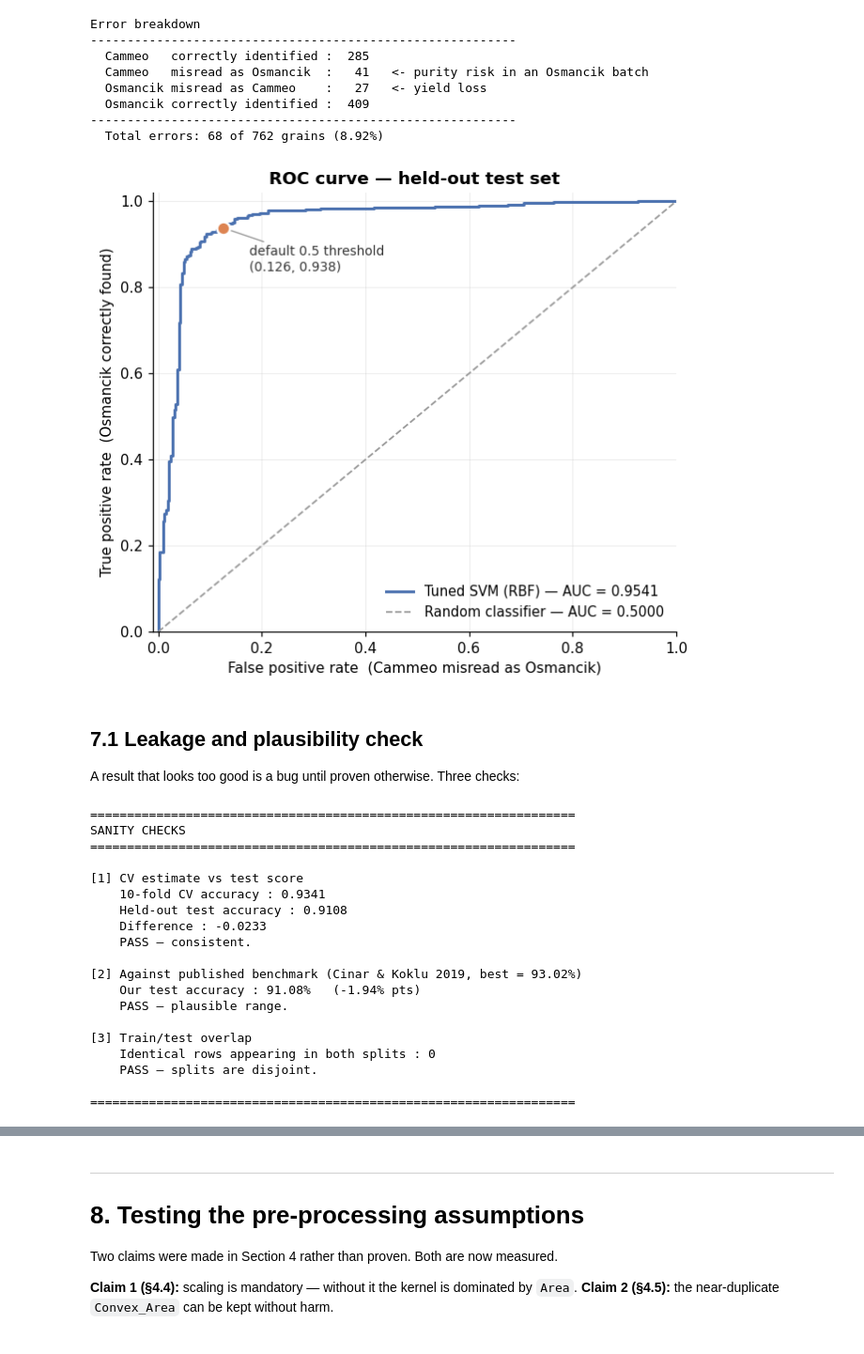
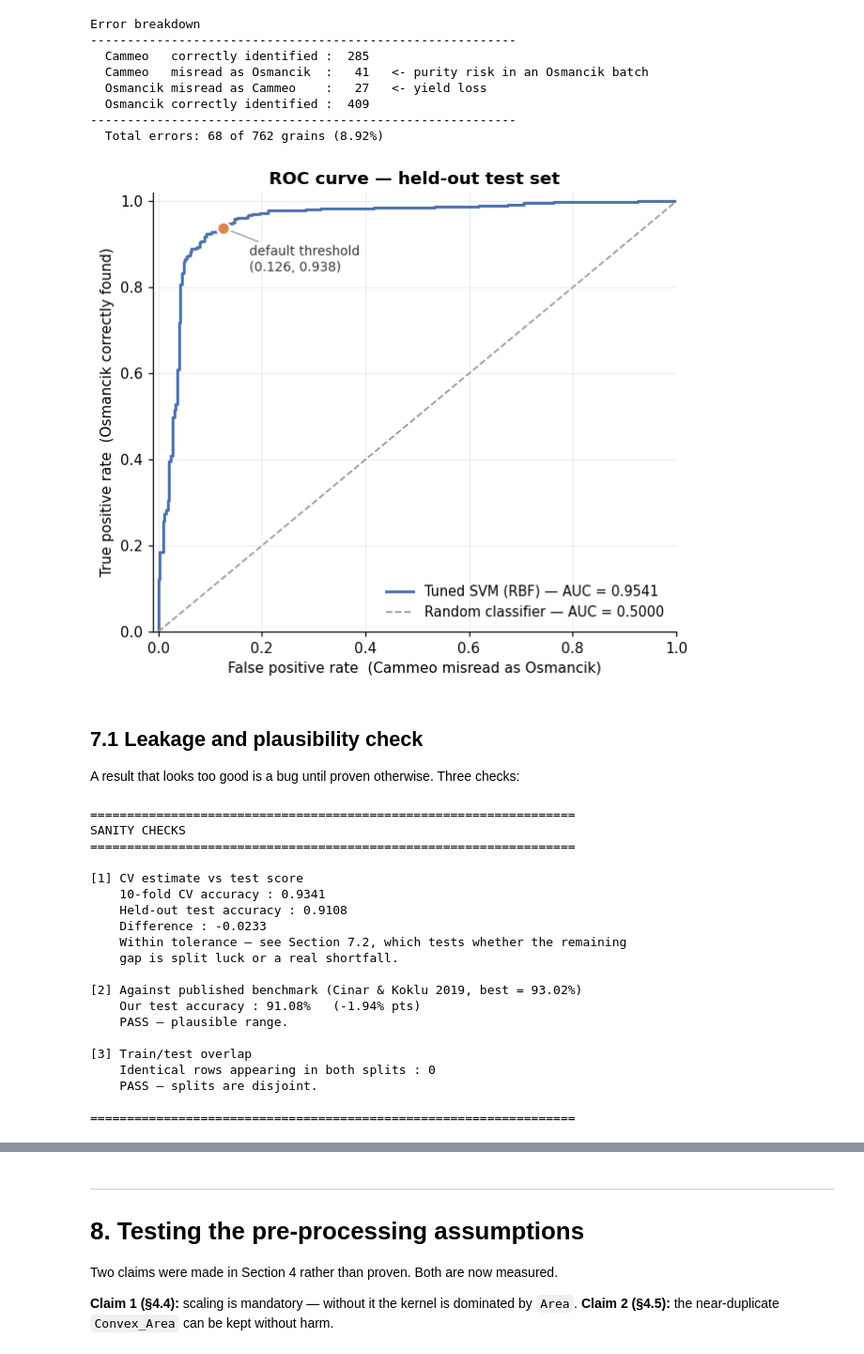
Before and after one commit to Chi944/ICT304_T1, a Jupyter notebook: ICT304_Tut1_Rice_Classification.ipynb, the cells around one changed output, grey strips where cells are left out. Shown at 94% size. Saved outputs shown, nothing was run; the diff lists cells and outputs as text; code cells hidden in the pictures.

```diff
--- a/ICT304_Tut1_Rice_Classification.ipynb
+++ b/ICT304_Tut1_Rice_Classification.ipynb
@@ -313,7 +312,9 @@ def load_rice_dataset(search_root="."):
     xlsx = _find("Rice_Cammeo_Osmancik.xlsx")
 
     if not arff and not xlsx:
-        archives = _find("*Rice*Dataset*.zip") or _find("*.zip")
+        # Prefer the archive by name; only fall back to a bare .zip scan if that misses,
+        # and ignore any archive that clearly is not this dataset.
+        archives = _find("*Rice*.zip") or [z for z in _find("*.zip") if "rice" in z.lower()]
         if not archives:
             raise FileNotFoundError(
                 "Could not locate the rice dataset. Place "
@@ -676,7 +676,12 @@ TARGET_NAMES  = ["Cammeo", "Osmancik"]
 X = df[features].astype(float).values
 y = df["Class"].map(CLASS_MAP).values
 
-assert not np.isnan(y).any(), "Unmapped class label found — check for stray whitespace."
+# Guard against a stray label the map does not cover. Checking the source column
+# directly is safer than inspecting the mapped array, whose dtype depends on whether
+# any value failed to map in the first place.
+unmapped = sorted(set(df["Class"]) - set(CLASS_MAP))
+assert not unmapped, f"Unmapped class label(s): {unmapped} - check for stray whitespace."
+y = y.astype(int)
 
 # Stratified hold-out: 80% train / 20% test.
 # The test set is set aside now and is NOT touched again until Section 7.
@@ -797,11 +802,19 @@ evaluates every combination under the 10-fold scheme and keeps the best.
 # %%
 cv = StratifiedKFold(n_splits=10, shuffle=True, random_state=RANDOM_STATE)
 
+# Note on `probability`: it is deliberately left at its default of False. Setting it
+# True makes SVC fit an extra internal 5-fold Platt-scaling model for EVERY candidate
+# in the grid, which multiplies the search cost roughly five-fold. We do not need
+# calibrated probabilities here: the ROC curve is built from `decision_function`, the
+# signed distance to the separating hyperplane, which is the canonical score for an
+# SVM. Platt scaling is a monotonic transform of that distance, so it cannot change
+# the ranking of samples and the ROC-AUC is identical either way.
+#
 # The scaler lives INSIDE the pipeline. During each CV fold it is re-fitted on that
 # fold's training portion only, so no validation statistics leak into training.
 svm_pipe = Pipeline([
     ("scaler", StandardScaler()),
-    ("svm", SVC(kernel="rbf", random_state=RANDOM_STATE, probability=True)),
+    ("svm", SVC(kernel="rbf", random_state=RANDOM_STATE)),
 ])
 
 param_grid = {
@@ -945,11 +968,15 @@ reverse is a yield loss absorbed by the processor. A single accuracy figure hide
 entirely; per-class precision and recall expose it.
 # %%
 y_pred  = best_model.predict(X_test)
-y_proba = best_model.predict_proba(X_test)[:, 1]   # P(Osmancik)
+
+# Signed distance from the separating hyperplane. Positive => Osmancik (class 1).
+# This is the SVM's natural ranking score; see the note in Section 6 on why we do
+# not fit Platt-scaled probabilities.
+y_score = best_model.decision_function(X_test)
 
 test_acc  = accuracy_score(y_test, y_pred)
 macro_f1  = f1_score(y_test, y_pred, average="macro")
-auc       = roc_auc_score(y_test, y_proba)
+auc       = roc_auc_score(y_test, y_score)
 baseline  = max(np.mean(y_test == 0), np.mean(y_test == 1))
 
 print("=" * 62)
@@ -1030,31 +1057,32 @@ Error breakdown
 ----------------------------------------------------------
   Total errors: 68 of 762 grains (8.92%)
 # %%
-fpr, tpr, thresholds = roc_curve(y_test, y_proba)
+fpr, tpr, thresholds = roc_curve(y_test, y_score)
 
 fig, ax = plt.subplots(figsize=(6.0, 5.2))
 ax.plot(fpr, tpr, color=COLOR_CAMMEO, linewidth=2.0,
         label=f"Tuned SVM (RBF) — AUC = {auc:.4f}")
 ax.plot([0, 1], [0, 1], linestyle="--", linewidth=1.2, color="#9a9a9a",
         label="Random classifier — AUC = 0.5000")
 
-# Mark the operating point the default 0.5 threshold actually gives us.
+# Mark the operating point the default decision threshold actually gives us
+# (decision_function = 0, which is exactly what .predict() uses).
 op_fpr, op_tpr = fp / (fp + tn), tp / (tp + fn)
 ax.plot(op_fpr, op_tpr, "o", markersize=9, color=COLOR_OSMANCIK,
         markeredgecolor="white", markeredgewidth=1.6, zorder=5)
-ax.annotate(f"default 0.5 threshold\n({op_fpr:.3f}, {op_tpr:.3f})",
+ax.annotate(f"default threshold\n({op_fpr:.3f}, {op_tpr:.3f})",
             (op_fpr, op_tpr), xytext=(18, -30), textcoords="offset points",
             fontsize=9, color="#333333",
             arrowprops=dict(arrowstyle="-", color="#9a9a9a", linewidth=0.9))
 
 ax.set_xlim(-0.01, 1.0); ax.set_ylim(0, 1.02)
 ax.set_xlabel("False positive rate  (Cammeo misread as Osmancik)")
 ax.set_ylabel("True positive rate  (Osmancik correctly found)")
 ax.set_title("ROC curve — held-out test set")
 ax.legend(loc="lower right", fontsize=9.5)
 plt.tight_layout(); plt.show()
 # %% [output]
-[figure, old version]
+[figure, new version]
 # %% [markdown]
 ## 7.1 Leakage and plausibility check
 
@@ -1072,8 +1100,12 @@ print(f"\n[1] CV estimate vs test score")
 print(f"    10-fold CV accuracy : {fold_scores.mean():.4f}")
 print(f"    Held-out test accuracy : {test_acc:.4f}")
 print(f"    Difference : {drift:+.4f}")
-print("    PASS — consistent." if abs(drift) < 0.03 else
-      "    INVESTIGATE — large gap suggests an unlucky split or leakage.")
+# A small drift is necessary but not sufficient: it cannot tell split luck apart
+# from genuine over-estimation. Section 7.2 measures that directly.
+print("    Within tolerance — see Section 7.2, which tests whether the remaining"
+      if abs(drift) < 0.03 else
+      "    INVESTIGATE — large gap suggests an unlucky split or leakage. See")
+print("    gap is split luck or a real shortfall.")
 
 # 2. Result should be in the neighbourhood of published work on this dataset.
 print(f"\n[2] Against published benchmark (Cinar & Koklu 2019, best = {PUBLISHED_BEST:.2%})")
@@ -1099,7 +1131,8 @@ SANITY CHECKS
     10-fold CV accuracy : 0.9341
     Held-out test accuracy : 0.9108
     Difference : -0.0233
-    PASS — consistent.
+    Within tolerance — see Section 7.2, which tests whether the remaining
+    gap is split luck or a real shortfall.
 
 [2] Against published benchmark (Cinar & Koklu 2019, best = 93.02%)
     Our test accuracy : 91.08%   (-1.94% pts)
```
Also changed, not shown: parts of 13 cells of this notebook.
